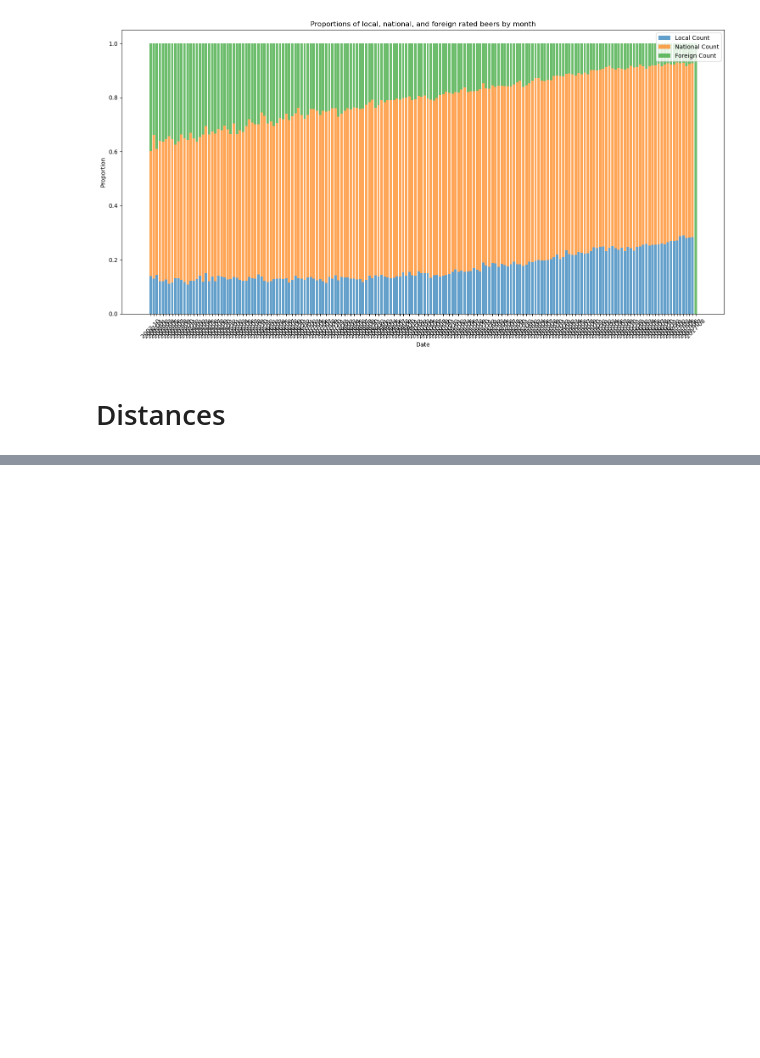
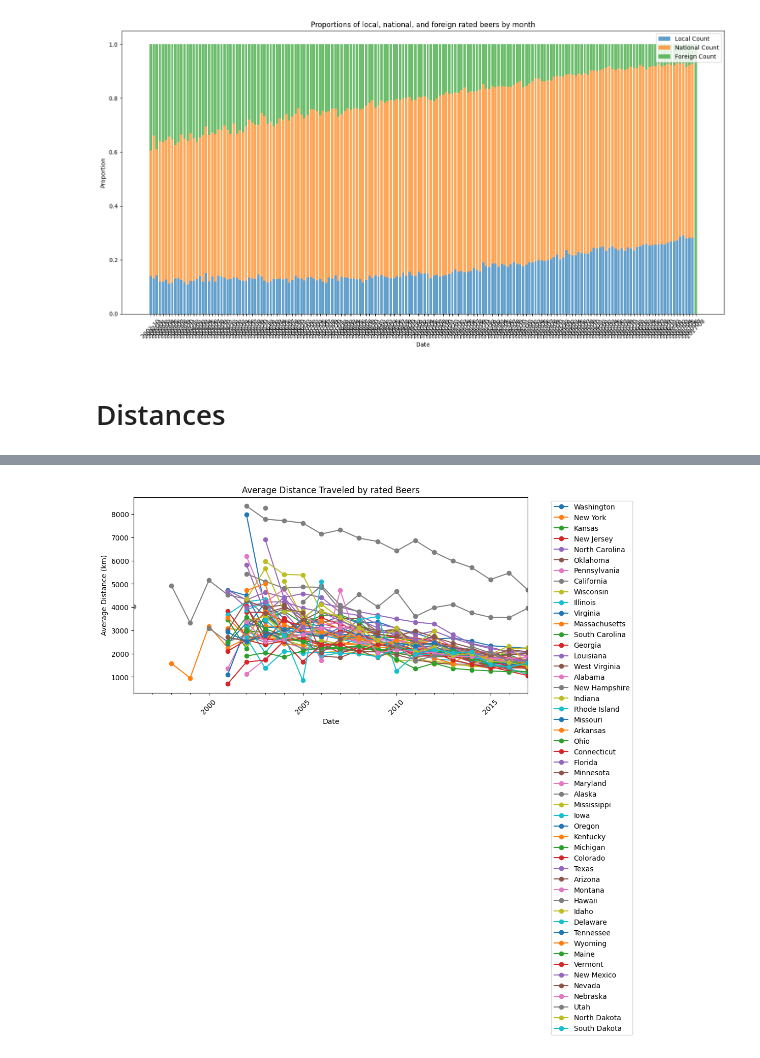
Before and after one commit to epfl-ada/ada-2024-project-fandemondada, a Jupyter notebook: results.ipynb, the cells around one changed output, grey strips where cells are left out. Drawn from its saved outputs; the diff is of its cells as text; code cells hidden in the pictures; blank space fills up the shorter version.

```diff
--- a/results.ipynb
+++ b/results.ipynb
@@ -422,0 +474,19 @@ dict_test = load_distances("data/clean/")
+# %%
+plt.figure(figsize=(10, 5))
+
+for state, df in user_state_dic.items():
+    df['year_month_dt'] = pd.to_datetime(df['year_month'].astype(str), format='%Y-%m')
+
+    #group by year
+    monthly_avg_1y = df.groupby(pd.Grouper(key='year_month_dt', freq='1YE'))['distance'].mean()
+    monthly_avg_1y.plot(marker='o', label=state)
+
+plt.title("Average Distance Traveled by rated Beers")
+plt.xlabel("Date")
+plt.ylabel("Average Distance (km)")
+plt.xticks(rotation=45)
+plt.legend(bbox_to_anchor=(1.05, 1), loc='upper left')
+plt.tight_layout()
+plt.show()
+# %% [output]
+[figure, added]
```
Also changed, not shown: parts of 10 cells of this notebook.
